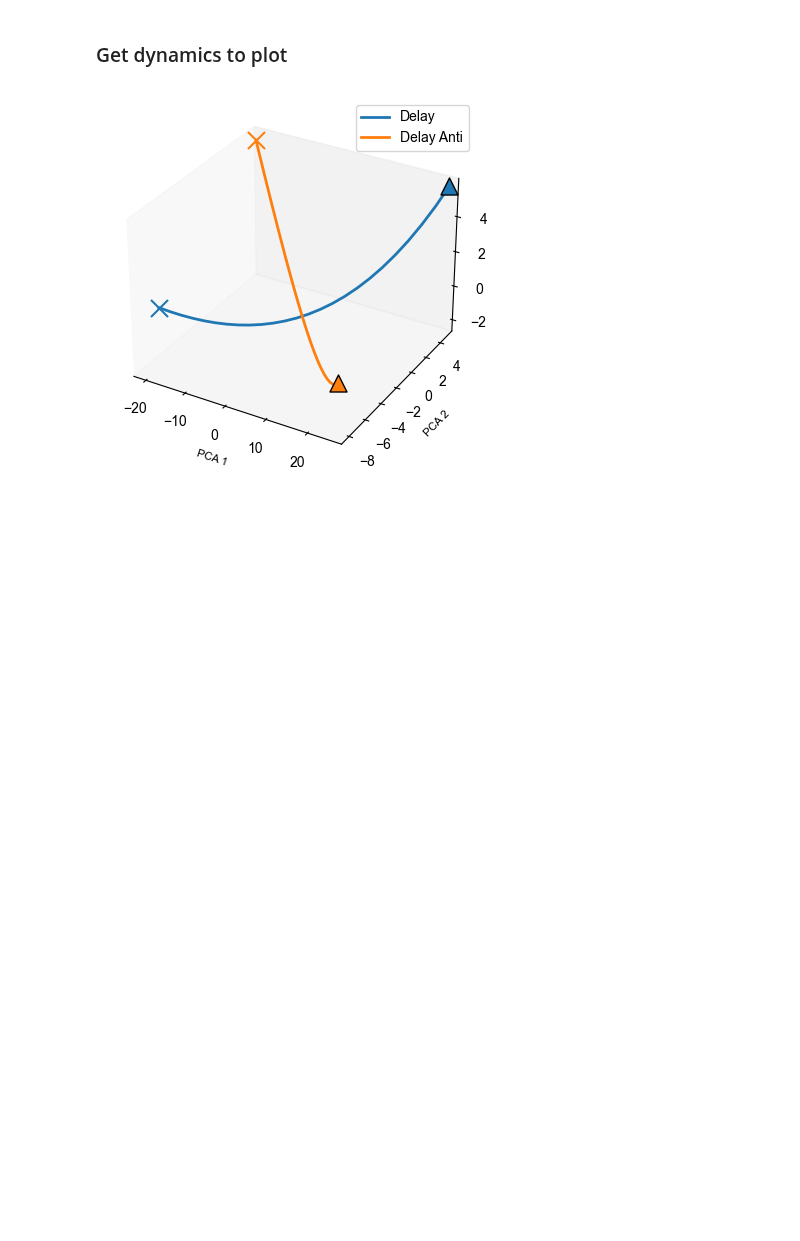
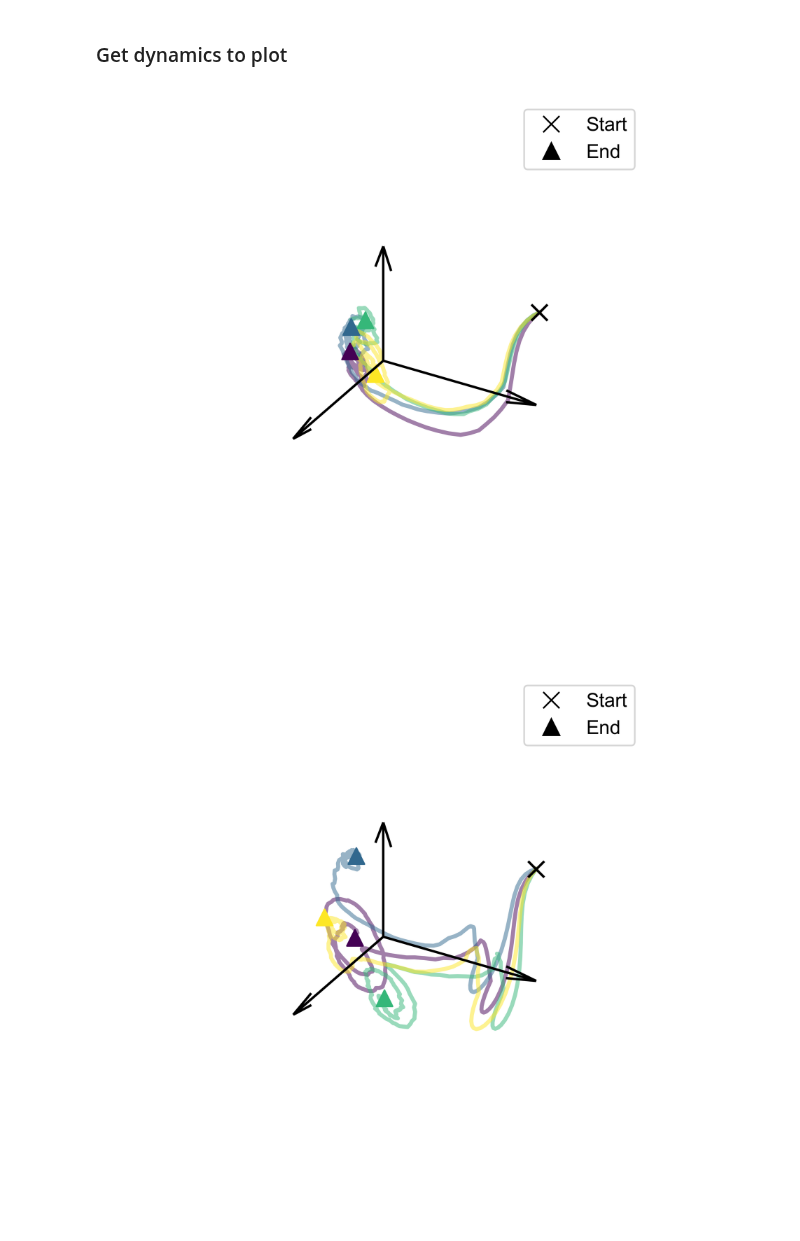
Before and after one commit to qglht/RepAL, a Jupyter notebook: notebooks/analysis_rnn_1_task_comparison.ipynb, the cells around one changed output. Cells and saved outputs as stored; diff of their text form; code cells hidden in the pictures; blank space fills up the shorter version.

```diff
--- a/notebooks/analysis_rnn_1_task_comparison.ipynb
+++ b/notebooks/analysis_rnn_1_task_comparison.ipynb
@@ -68,6 +68,17 @@ model = "leaky_gru_softplus_256_0.01_128_train.pth"
 # %%
 group = "master"
 model_type, activation, hidden_size, lr, batch_size = parse_model_info(model)
+curve_master_anti = get_dynamics_rnn_task(
+    model_type,
+    activation,
+    hidden_size,
+    lr,
+    model,
+    group,
+    "cpu",
+    "AntiPerceptualDecisionMakingT",
+    taskset=taskset,
+)
 curve_master_delay = get_dynamics_rnn_task(
     model_type,
     activation,
@@ -90,15 +101,22 @@ curve_master_delay_anti = get_dynamics_rnn_task(
     "AntiPerceptualDecisionMakingDelayResponseT",
     taskset=taskset,
 )
+# %%
+curve_master_delay = curve_master_delay[: curve_master_anti.shape[0]]
+curve_master_delay_anti = curve_master_delay_anti[: curve_master_anti.shape[0]]
 # %%
 # curves = [curve_master_pro, curve_master_anti, curve_master_delay, curve_master_delay_anti]
-curves_tasks = [curve_master_delay, curve_master_delay_anti]
+curves_tasks = [curve_master_anti, curve_master_delay, curve_master_delay_anti]
 curves_tasks_to_plot, explained_variance = main.compute_common_pca(
     curves_tasks, n_components=3
 )
 # curves_tasks_to_plot = [np.mean(curve, axis=1) for curve in curves_tasks_to_plot]
-curves_tasks_to_plot = [curve[:,50,:] for curve in curves_tasks_to_plot]
+curves_tasks_to_plot = [curve for curve in curves_tasks_to_plot]
-# %%
-visualize_same_plot(curves_tasks_to_plot,["Delay", "Delay Anti"], palette=color_mapping_tasks)
-# %% [output]
-[figure, removed]
+# %%
+from dsa_analysis.visualize_patterns import visualize_separate_plots
+
+
+visualize_separate_plots(curves_tasks_to_plot,["Anti in DelayAnti PC Space", "Delay in DelayAnti PC Space", "Delay in DelayAnti PC Space"], palette = color_mapping_tasks)
+# %% [output]
+[figure, added]
+[figure, added]
```
Also changed, not shown: parts of 4 cells of this notebook, 41 other files.
